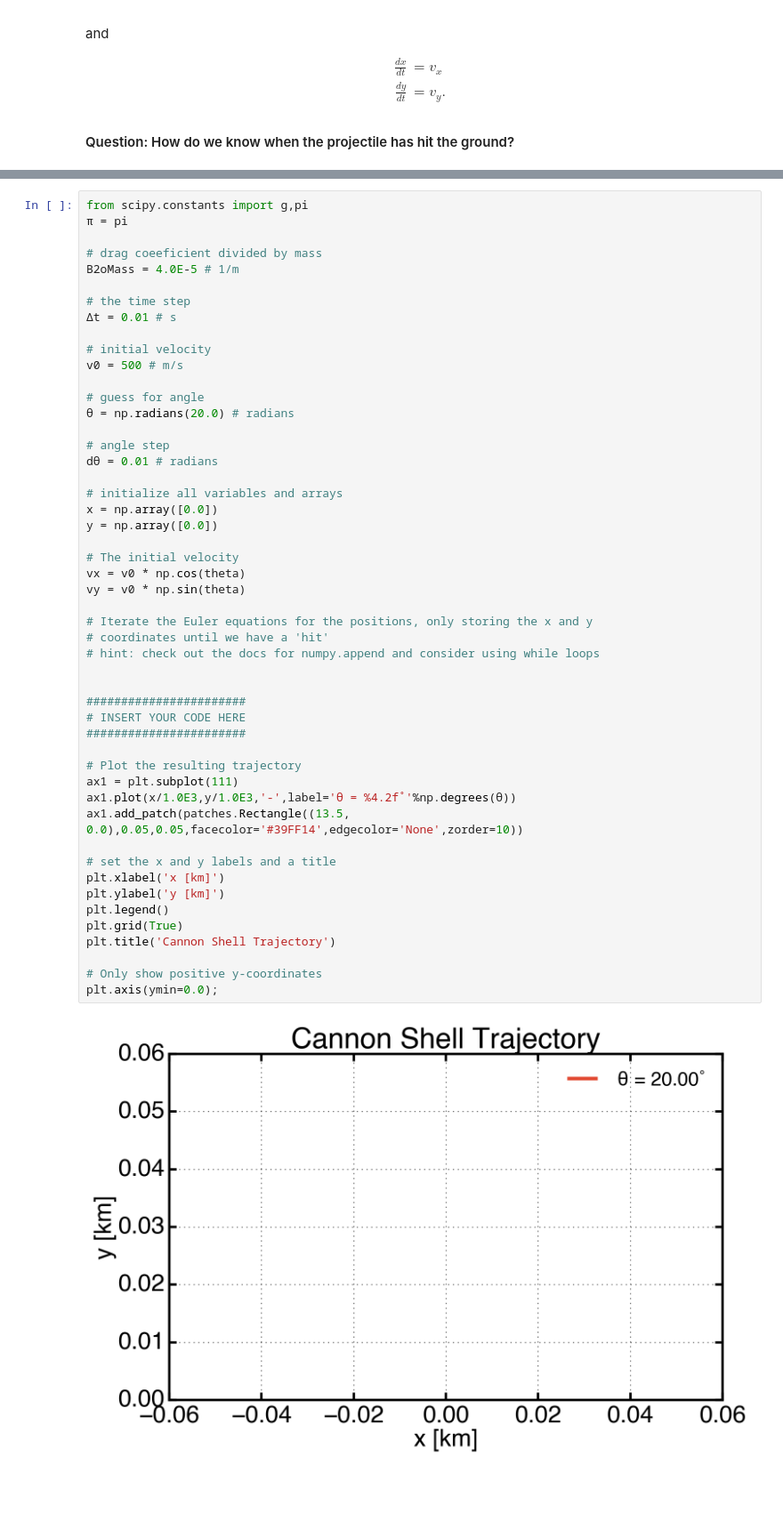
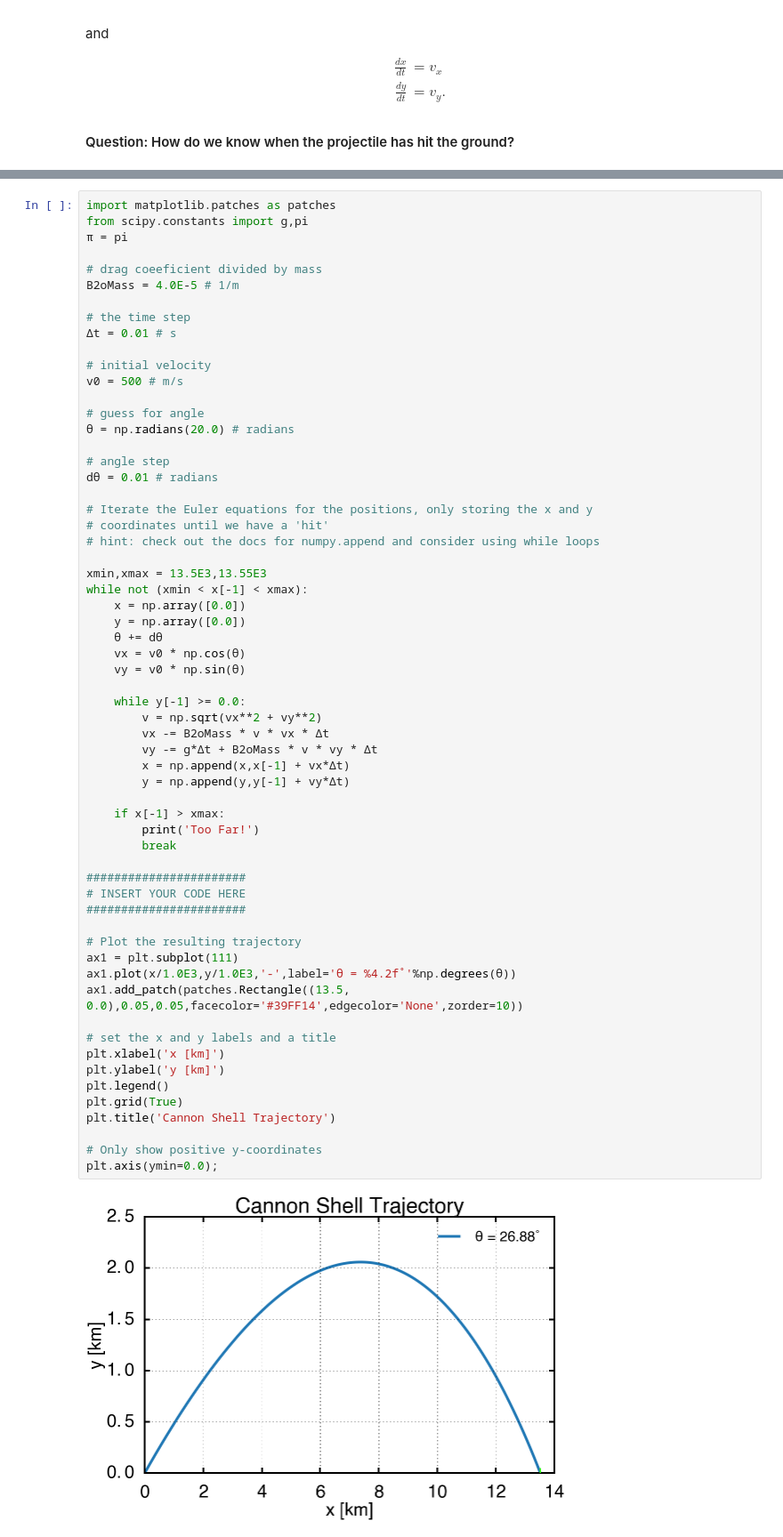
Before and after one commit to agdelma/IntroCompPhysics, a Jupyter notebook: Notebooks/14_ProjectileMotion.ipynb, the cells around one changed output, grey strips where cells are left out. Shown at 89% size. Saved outputs shown, nothing was run; the diff lists cells and outputs as text; blank space fills up the shorter version.

```diff
--- a/Notebooks/14_ProjectileMotion.ipynb
+++ b/Notebooks/14_ProjectileMotion.ipynb
@@ -115,4 +95,5 @@ while not (13500 < x[-1] < 13550):
 # %%
+import matplotlib.patches as patches
 from scipy.constants import g,pi
 π = pi
 
@@ -128,39 +109,49 @@ v0 = 500 # m/s
 # guess for angle
 θ = np.radians(20.0) # radians
 
 # angle step
 dθ = 0.01 # radians
 
-# initialize all variables and arrays
-x = np.array([0.0])
-y = np.array([0.0])
-
-# The initial velocity
-vx = v0 * np.cos(theta)
-vy = v0 * np.sin(theta)
-
 # Iterate the Euler equations for the positions, only storing the x and y
 # coordinates until we have a 'hit'
 # hint: check out the docs for numpy.append and consider using while loops
 
+xmin,xmax = 13.5E3,13.55E3
+while not (xmin < x[-1] < xmax):
+    x = np.array([0.0])
+    y = np.array([0.0])
+    θ += dθ
+    vx = v0 * np.cos(θ)
+    vy = v0 * np.sin(θ)
+
+    while y[-1] >= 0.0:
+        v = np.sqrt(vx**2 + vy**2)
+        vx -= B2oMass * v * vx * Δt
+        vy -= g*Δt + B2oMass * v * vy * Δt
+        x = np.append(x,x[-1] + vx*Δt)
+        y = np.append(y,y[-1] + vy*Δt)
+
+    if x[-1] > xmax:
+        print('Too Far!')
+        break
 
 #######################
 # INSERT YOUR CODE HERE
 #######################
 
 # Plot the resulting trajectory
 ax1 = plt.subplot(111)
 ax1.plot(x/1.0E3,y/1.0E3,'-',label='θ = %4.2f˚'%np.degrees(θ))
 ax1.add_patch(patches.Rectangle((13.5, 0.0),0.05,0.05,facecolor='#39FF14',edgecolor='None',zorder=10))
 
 # set the x and y labels and a title
 plt.xlabel('x [km]')
 plt.ylabel('y [km]')
 plt.legend()
 plt.grid(True)
 plt.title('Cannon Shell Trajectory')
 
 # Only show positive y-coordinates
 plt.axis(ymin=0.0);
 # %% [output]
-[figure, old version]
+[figure, new version]
```
Also changed, not shown: parts of 1 cell of this notebook.
